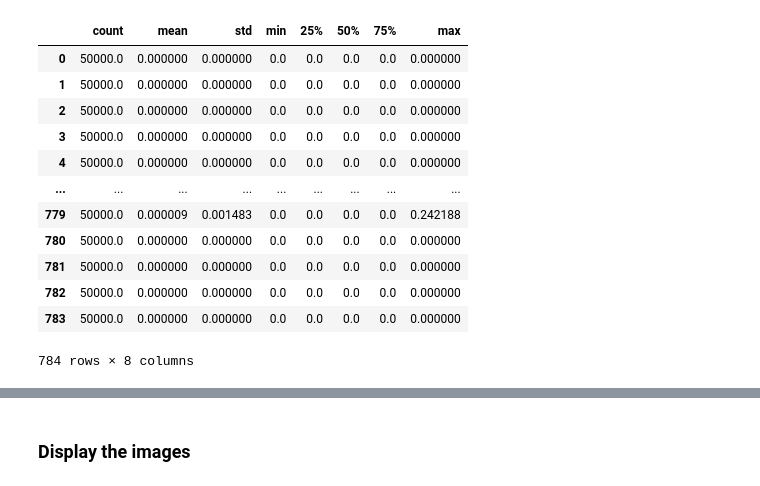
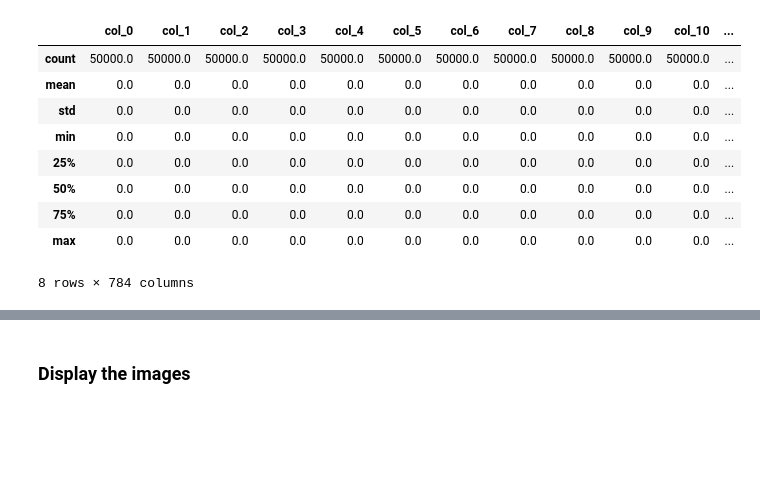
Before and after one commit to rakeshku93/machineLearningProjects, a Jupyter notebook: unsupervised_handson/Ch-3 Dimensionality Reduction/mnist_dim_reduction.ipynb, the cells around one changed output, grey strips where cells are left out. Drawn from its saved outputs; the diff is of its cells as text; code cells hidden in the pictures; blank space fills up the shorter version.

```diff
--- a/unsupervised_handson/Ch-3 Dimensionality Reduction/mnist_dim_reduction.ipynb
+++ b/unsupervised_handson/Ch-3 Dimensionality Reduction/mnist_dim_reduction.ipynb
@@ -58,9 +66,18 @@ Shape of y_test:  (10000,)
-# %%
-X_train = pd.DataFrame(data=X_train)
-y_train = pd.Series(y_train)
-
-X_validation =  pd.DataFrame(data=X_validation)
-y_validation = pd.Series(y_validation)
-
-X_test = pd.DataFrame(data=X_test)
-y_test = pd.Series(y_test)
+# %%
+X_train = pd.DataFrame(data=X_train, columns=[f"col_{i}" for i in range(X_train.shape[1])])
+y_train = pd.Series(y_train, name="Class")
+
+X_validation =  pd.DataFrame(data=X_validation, columns=[f"col_{i}" for i in range(X_train.shape[1])])
+y_validation = pd.Series(y_validation, name="Class")
+
+X_test = pd.DataFrame(data=X_test, columns=[f"col_{i}" for i in range(X_train.shape[1])])
+y_test = pd.Series(y_test, name="Class")
+
+print("\nTraining set")
+display(pd.concat([X_train, y_train], axis=1).head())
+
+print("\nValidation_set")
+display(pd.concat([X_validation, y_validation], axis=1).head())
+
+print("\nTest set")
+display(pd.concat([X_test, y_test], axis=1).head())
@@ -88,16 +139,13 @@ Length: 784, dtype: object
 # %%
-X_train.describe().T
+X_train.describe()
 # %% [output]
-|  | count | mean | std | min | 25% | 50% | 75% | max |
-| 0 | 50000.0 | 0.000000 | 0.000000 | 0.0 | 0.0 | 0.0 | 0.0 | 0.000000 |
-| 1 | 50000.0 | 0.000000 | 0.000000 | 0.0 | 0.0 | 0.0 | 0.0 | 0.000000 |
-| 2 | 50000.0 | 0.000000 | 0.000000 | 0.0 | 0.0 | 0.0 | 0.0 | 0.000000 |
-| 3 | 50000.0 | 0.000000 | 0.000000 | 0.0 | 0.0 | 0.0 | 0.0 | 0.000000 |
-| 4 | 50000.0 | 0.000000 | 0.000000 | 0.0 | 0.0 | 0.0 | 0.0 | 0.000000 |
-| ... | ... | ... | ... | ... | ... | ... | ... | ... |
-| 779 | 50000.0 | 0.000009 | 0.001483 | 0.0 | 0.0 | 0.0 | 0.0 | 0.242188 |
-| 780 | 50000.0 | 0.000000 | 0.000000 | 0.0 | 0.0 | 0.0 | 0.0 | 0.000000 |
-| 781 | 50000.0 | 0.000000 | 0.000000 | 0.0 | 0.0 | 0.0 | 0.0 | 0.000000 |
-| 782 | 50000.0 | 0.000000 | 0.000000 | 0.0 | 0.0 | 0.0 | 0.0 | 0.000000 |
-| 783 | 50000.0 | 0.000000 | 0.000000 | 0.0 | 0.0 | 0.0 | 0.0 | 0.000000 |
+|  | col_0 | col_1 | col_2 | col_3 | col_4 | col_5 | col_6 | col_7 | col_8 | col_9 | col_10 | ... |
+| count | 50000.0 | 50000.0 | 50000.0 | 50000.0 | 50000.0 | 50000.0 | 50000.0 | 50000.0 | 50000.0 | 50000.0 | 50000.0 | ... |
+| mean | 0.0 | 0.0 | 0.0 | 0.0 | 0.0 | 0.0 | 0.0 | 0.0 | 0.0 | 0.0 | 0.0 | ... |
+| std | 0.0 | 0.0 | 0.0 | 0.0 | 0.0 | 0.0 | 0.0 | 0.0 | 0.0 | 0.0 | 0.0 | ... |
+| min | 0.0 | 0.0 | 0.0 | 0.0 | 0.0 | 0.0 | 0.0 | 0.0 | 0.0 | 0.0 | 0.0 | ... |
+| 25% | 0.0 | 0.0 | 0.0 | 0.0 | 0.0 | 0.0 | 0.0 | 0.0 | 0.0 | 0.0 | 0.0 | ... |
+| 50% | 0.0 | 0.0 | 0.0 | 0.0 | 0.0 | 0.0 | 0.0 | 0.0 | 0.0 | 0.0 | 0.0 | ... |
+| 75% | 0.0 | 0.0 | 0.0 | 0.0 | 0.0 | 0.0 | 0.0 | 0.0 | 0.0 | 0.0 | 0.0 | ... |
+| max | 0.0 | 0.0 | 0.0 | 0.0 | 0.0 | 0.0 | 0.0 | 0.0 | 0.0 | 0.0 | 0.0 | ... |
-784 rows × 8 columns
+8 rows × 784 columns
```
Also changed, not shown: parts of 18 cells of this notebook, 2 other files.
